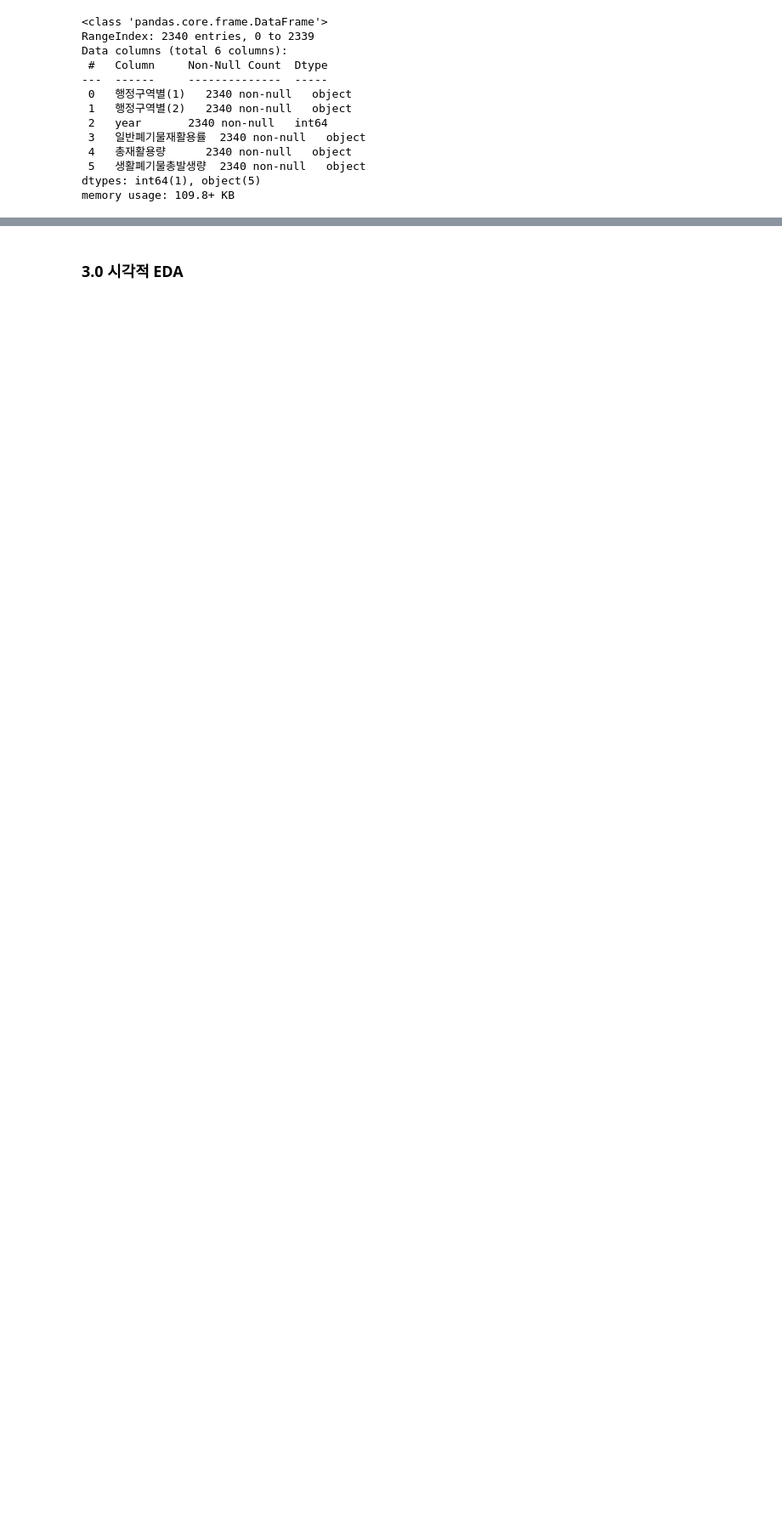
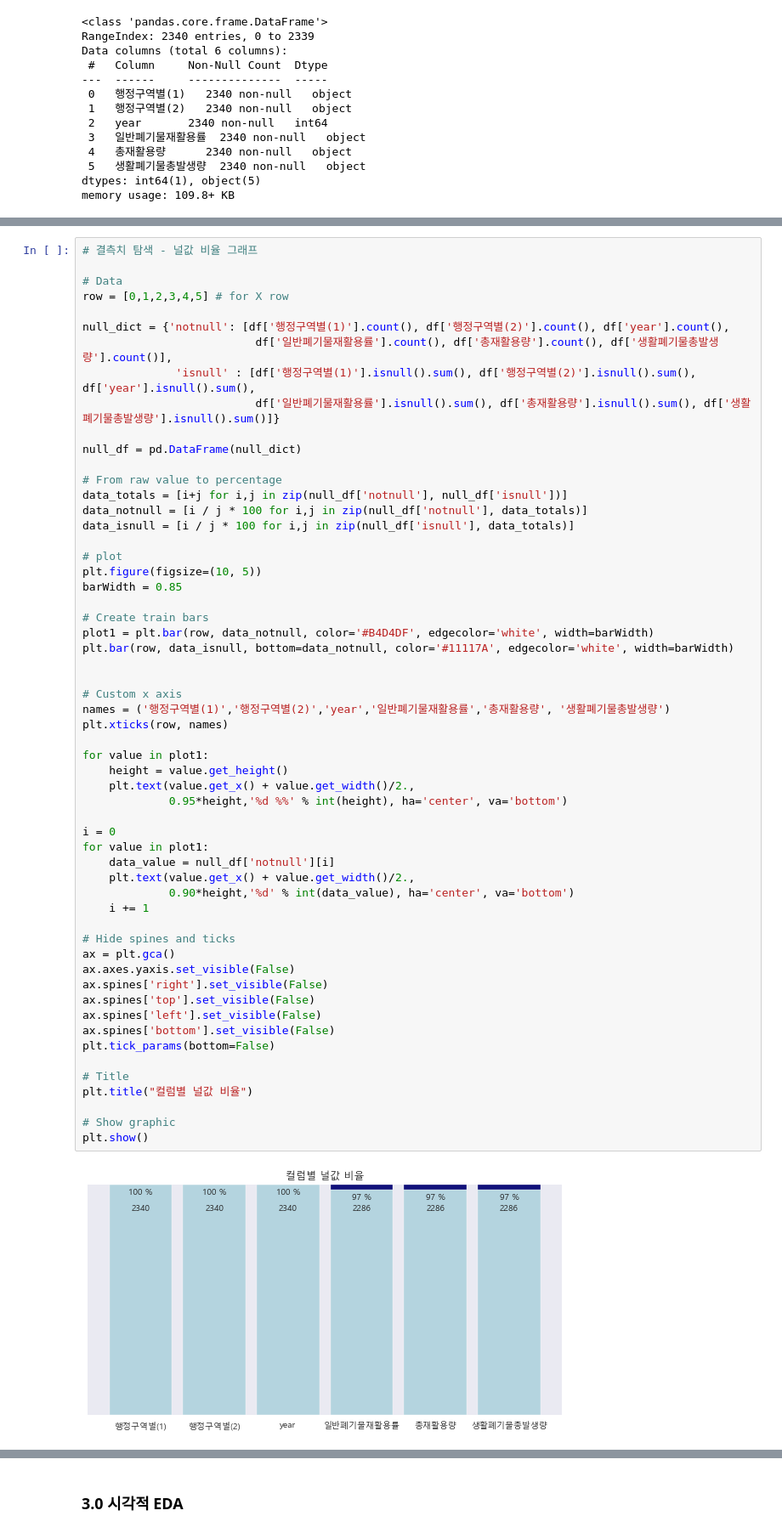
Before and after one commit to huitaek/project_mini_analyze_waste, a Jupyter notebook: src/EDA_hitagi.ipynb, the cells around one changed output, grey strips where cells are left out. Shown at 85% size. Drawn from its saved outputs; the diff is of its cells as text; blank space fills up the shorter version.

```diff
--- a/src/EDA_hitagi.ipynb
+++ b/src/EDA_hitagi.ipynb
@@ -67,0 +73,59 @@ df.replace('-', '0', inplace=True)
+# %%
+# 결측치 탐색 - 널값 비율 그래프
+
+# Data
+row = [0,1,2,3,4,5] # for X row
+
+null_dict = {'notnull': [df['행정구역별(1)'].count(), df['행정구역별(2)'].count(), df['year'].count(),
+                          df['일반폐기물재활용률'].count(), df['총재활용량'].count(), df['생활폐기물총발생량'].count()],
+              'isnull' : [df['행정구역별(1)'].isnull().sum(), df['행정구역별(2)'].isnull().sum(), df['year'].isnull().sum(),
+                          df['일반폐기물재활용률'].isnull().sum(), df['총재활용량'].isnull().sum(), df['생활폐기물총발생량'].isnull().sum()]}
+
+null_df = pd.DataFrame(null_dict)
+
+# From raw value to percentage
+data_totals = [i+j for i,j in zip(null_df['notnull'], null_df['isnull'])]
+data_notnull = [i / j * 100 for i,j in zip(null_df['notnull'], data_totals)]
+data_isnull = [i / j * 100 for i,j in zip(null_df['isnull'], data_totals)]
+
+# plot
+plt.figure(figsize=(10, 5))
+barWidth = 0.85
+
+# Create train bars
+plot1 = plt.bar(row, data_notnull, color='#B4D4DF', edgecolor='white', width=barWidth)
+plt.bar(row, data_isnull, bottom=data_notnull, color='#11117A', edgecolor='white', width=barWidth)
+
+
+# Custom x axis
+names = ('행정구역별(1)','행정구역별(2)','year','일반폐기물재활용률','총재활용량', '생활폐기물총발생량')
+plt.xticks(row, names)
+
+for value in plot1:
+    height = value.get_height()
+    plt.text(value.get_x() + value.get_width()/2.,
+             0.95*height,'%d %%' % int(height), ha='center', va='bottom')
+
+i = 0
+for value in plot1:
+    data_value = null_df['notnull'][i]
+    plt.text(value.get_x() + value.get_width()/2.,
+             0.90*height,'%d' % int(data_value), ha='center', va='bottom')
+    i += 1
+
+# Hide spines and ticks
+ax = plt.gca()
+ax.axes.yaxis.set_visible(False)
+ax.spines['right'].set_visible(False)
+ax.spines['top'].set_visible(False)
+ax.spines['left'].set_visible(False)
+ax.spines['bottom'].set_visible(False)
+plt.tick_params(bottom=False)
+
+# Title
+plt.title("컬럼별 널값 비율")
+
+# Show graphic
+plt.show()
+# %% [output]
+[figure, added]
```
Also changed, not shown: parts of 24 cells of this notebook.
